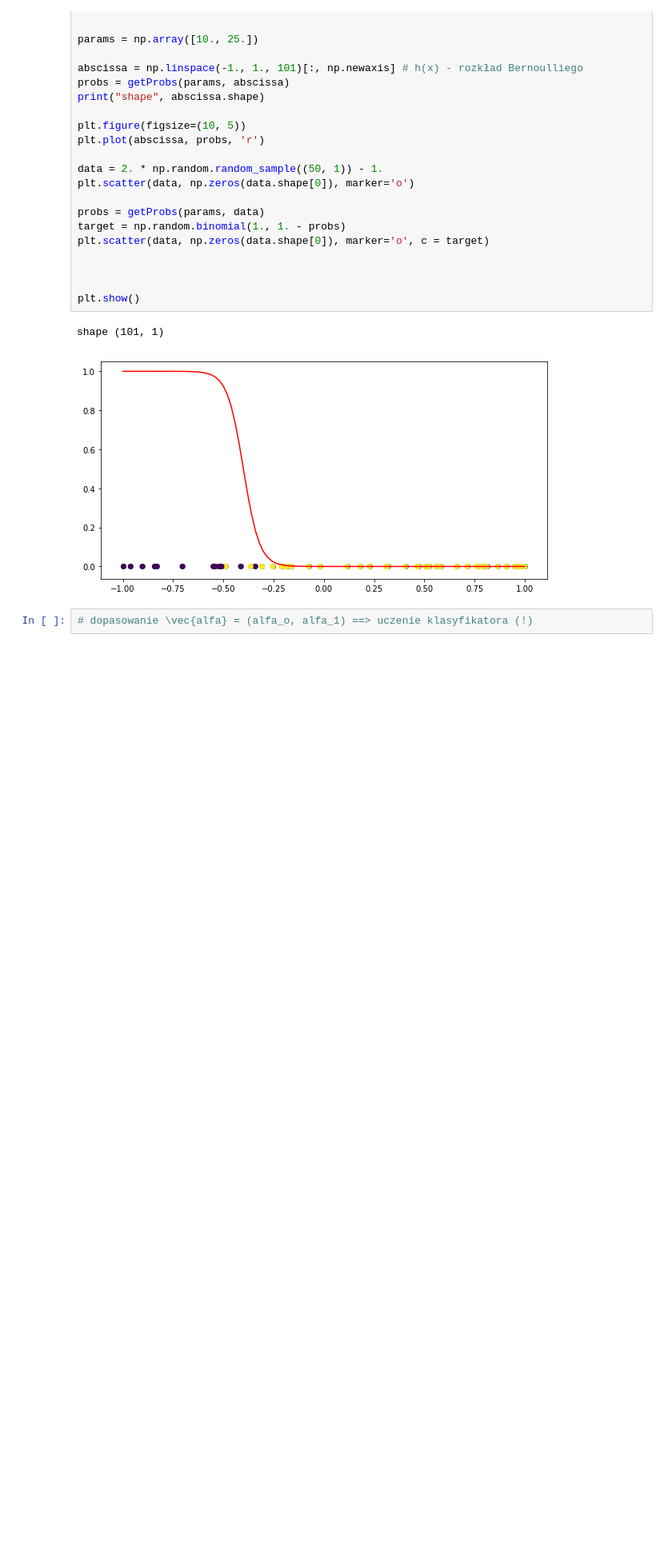
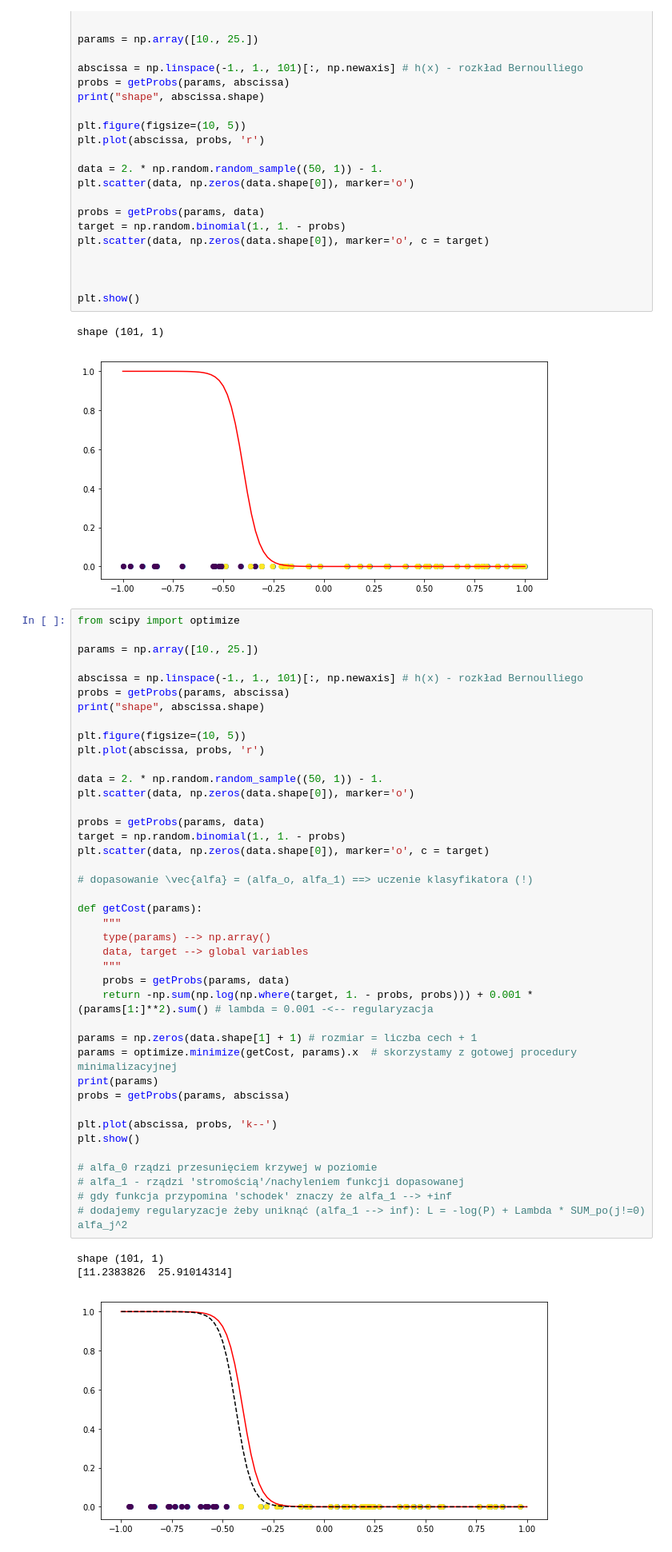
Before and after one commit to agngur/UW_SnML, a Jupyter notebook: SnML12.ipynb, the cells around one changed output. Shown at 80% size. Saved outputs shown, nothing was run; the diff lists cells and outputs as text; blank space fills up the shorter version.

```diff
--- a/SnML12.ipynb
+++ b/SnML12.ipynb
@@ -268,5 +268,48 @@ plt.show()
 # %% [output]
 shape (101, 1)
 [figure]
-# %%
-# dopasowanie \vec{alfa} = (alfa_o, alfa_1) ==> uczenie klasyfikatora (!)
+# %%
+from scipy import optimize
+
+params = np.array([10., 25.])
+
+abscissa = np.linspace(-1., 1., 101)[:, np.newaxis] # h(x) - rozkład Bernoulliego
+probs = getProbs(params, abscissa)
+print("shape", abscissa.shape)
+
+plt.figure(figsize=(10, 5))
+plt.plot(abscissa, probs, 'r')
+
+data = 2. * np.random.random_sample((50, 1)) - 1.
+plt.scatter(data, np.zeros(data.shape[0]), marker='o')
+
+probs = getProbs(params, data)
+target = np.random.binomial(1., 1. - probs)
+plt.scatter(data, np.zeros(data.shape[0]), marker='o', c = target)
+
+# dopasowanie \vec{alfa} = (alfa_o, alfa_1) ==> uczenie klasyfikatora (!)
+
+def getCost(params):
+    """
+    type(params) --> np.array()
+    data, target --> global variables
+    """
+    probs = getProbs(params, data)
+    return -np.sum(np.log(np.where(target, 1. - probs, probs))) + 0.001 * (params[1:]**2).sum() # lambda = 0.001 -<-- regularyzacja
+
+params = np.zeros(data.shape[1] + 1) # rozmiar = liczba cech + 1
+params = optimize.minimize(getCost, params).x  # skorzystamy z gotowej procedury minimalizacyjnej
+print(params)
+probs = getProbs(params, abscissa)
+
+plt.plot(abscissa, probs, 'k--')
+plt.show()
+
+# alfa_0 rządzi przesunięciem krzywej w poziomie
+# alfa_1 - rządzi 'stromością'/nachyleniem funkcji dopasowanej
+# gdy funkcja przypomina 'schodek' znaczy że alfa_1 --> +inf
+# dodajemy regularyzacje żeby uniknąć (alfa_1 --> inf): L = -log(P) + Lambda * SUM_po(j!=0) alfa_j^2
+# %% [output]
+shape (101, 1)
+[11.2383826  25.91014314]
+[figure, added]
```
